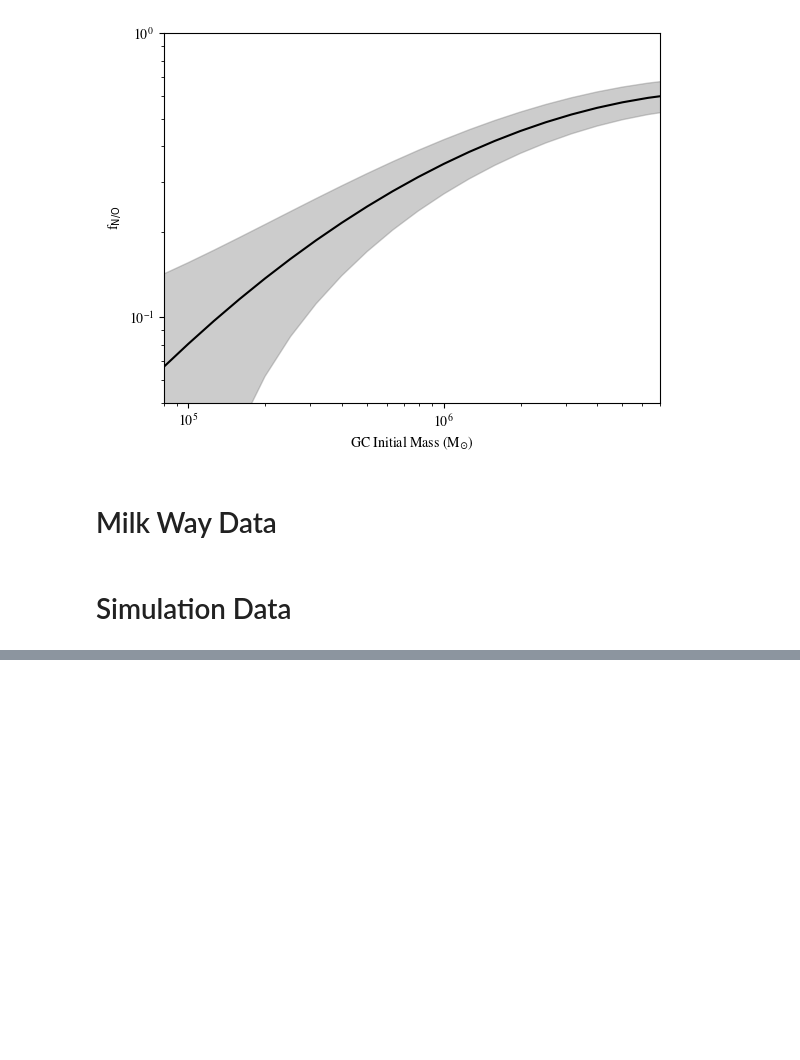
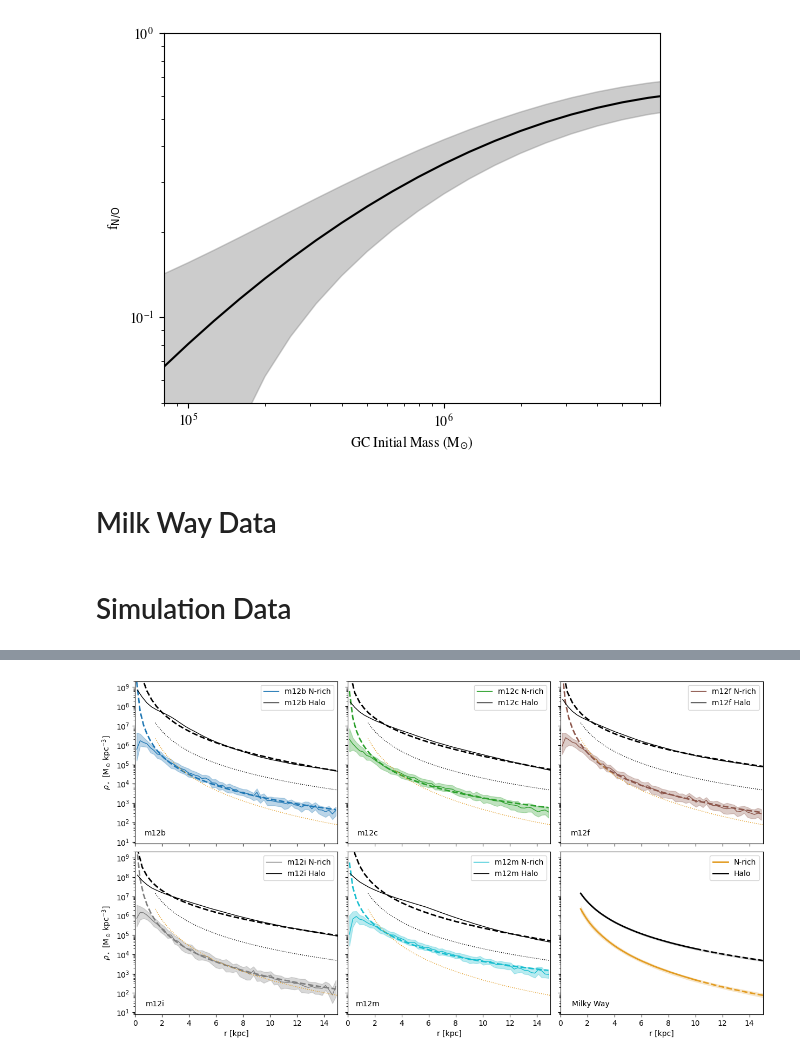
Before and after one commit to finn-pal/cluster_destruction, a Jupyter notebook: notebooks/NO_fracs.ipynb, the cells around one changed output, grey strips where cells are left out. Saved outputs shown, nothing was run; the diff lists cells and outputs as text; code cells hidden in the pictures; blank space fills up the shorter version.

```diff
--- a/notebooks/NO_fracs.ipynb
+++ b/notebooks/NO_fracs.ipynb
@@ -568,5 +576,5 @@ for sim in sim_lst:
 # %%
-plot_text = True
+plot_text = False
 
 if plot_text:
     sim_x = 0.25
@@ -789,34 +797,36 @@ if plot_text:
         fontsize=9,
     )
     mw_nrich_text.set_color("#E29B20")
 
 halo_rho0_tx = np.log10(halo_rho0)
 halo_rho0_low_tx = halo_rho0_tx - np.log10(halo_rho0 - halo_rho0_low)
 halo_rho0_upp_tx = np.log10(halo_rho0 + halo_rho0_upp) - halo_rho0_tx
 
 if plot_text:
     ax.text(
         0.97,
         0.60,
         (
             rf"$q={halo_q:.2f}^{{+{halo_q_upp:.2f}}}_{{-{halo_q_low:.2f}}}$"
             "\n"
             rf"$p={halo_p:.2f}^{{+{halo_p_upp:.2f}}}_{{-{halo_p_low:.2f}}}$"
             "\n"
             rf"$\alpha={halo_alpha:.2f}^{{+{halo_alpha_upp:.2f}}}_{{-{halo_alpha_low:.2f}}}$"
             "\n"
             rf"$\beta={halo_beta:.2f}^{{+{halo_beta_upp:.2f}}}_{{-{halo_beta_low:.2f}}}$"
             "\n"
             rf"$\log\rho_\odot={halo_rho0_tx:.2f}^{{+{halo_rho0_upp_tx:.2f}}}_{{-{halo_rho0_low_tx:.2f}}}$"
         ),
         ha="right",
         transform=ax.transAxes,
         fontsize=9,
     )
 
 
-fig.savefig(save_name)
+fig.savefig(save_name, bbox_inches="tight")
 plt.show()
+# %% [output]
+[figure, added]
 # %%
 def halo_profile(r, log_rho_sol, alpha, beta):
     log_rho = log_rho_sol - alpha * np.log10(r / Rsol) - beta * r / np.log(10.0)
```
Also changed, not shown: parts of 3 cells of this notebook, 16 other files.
